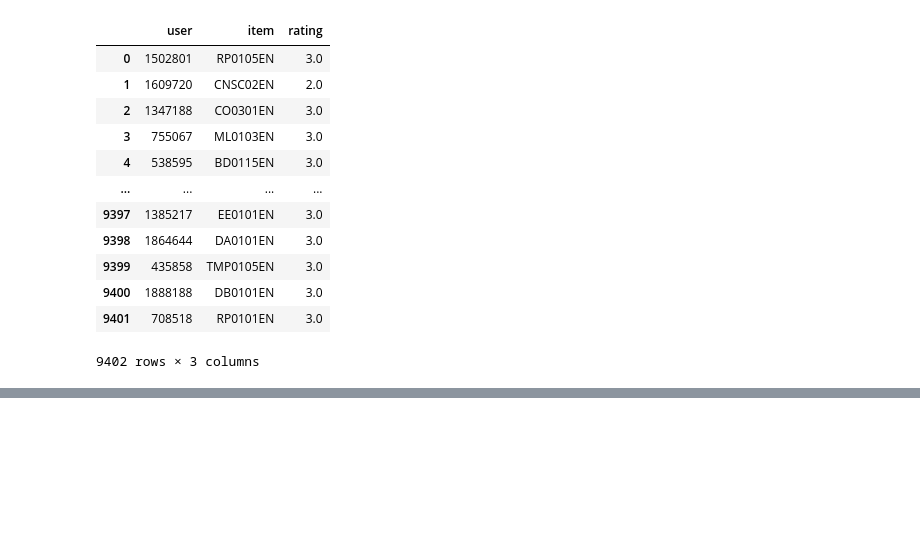
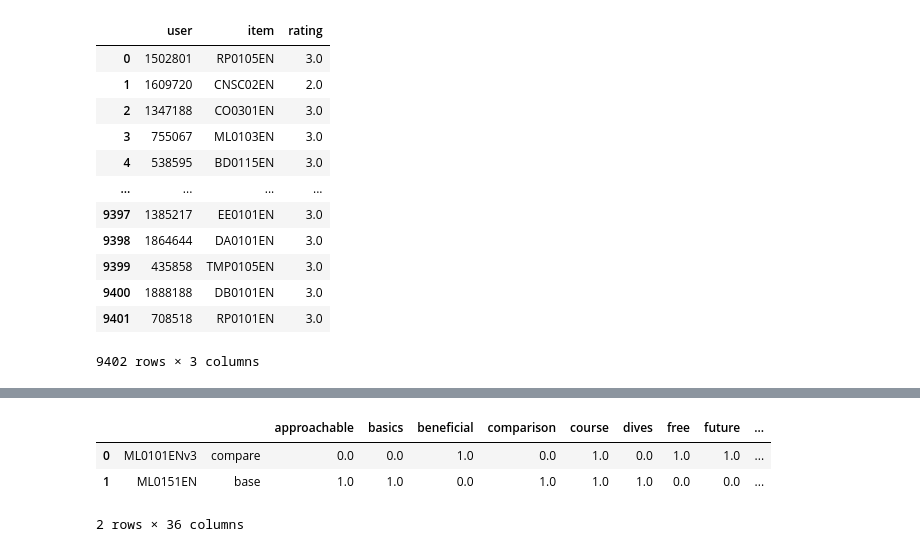
Before and after one commit to sahilsasane/recommender-app, a Jupyter notebook: content_clustering.ipynb, the cells around one changed output, grey strips where cells are left out. Saved outputs shown, nothing was run; the diff lists cells and outputs as text; code cells hidden in the pictures; blank space fills up the shorter version.

```diff
--- a/content_clustering.ipynb
+++ b/content_clustering.ipynb
@@ -299,0 +367,33 @@ courses_clusters[courses_clusters['item']=='BC0201EN']
+# %%
+bows_df = pd.read_csv('./data/courses_bows.csv')
+bows_df = bows_df[['doc_id', 'token', 'bow']]
+# %%
+def pivot_two_bows(basedoc, comparedoc):
+    base = basedoc.copy()
+    base['type'] = 'base'
+    compare = comparedoc.copy()
+    compare['type'] = 'compare'
+
+    merged = pd.concat([base, compare], ignore_index=True)
+
+    pivot_table = merged.pivot_table(index=['doc_id', 'type'], columns='token', fill_value=0)
+
+    pivot_table = pivot_table.reset_index()
+
+    pivot_table.columns = pivot_table.columns.droplevel(0)
+
+    pivot_table = pivot_table.rename_axis(columns=None)
+    pivot_table[pivot_table.columns[2:]] = pivot_table.iloc[:,2:].astype('float32')
+    return pivot_table
+# %%
+
+course1 = bows_df[bows_df['doc_id'] == 'ML0151EN']
+course2 = bows_df[bows_df['doc_id'] == 'ML0101ENv3']
+
+bow_vectors = pivot_two_bows(course1, course2)
+bow_vectors
+# %% [output]
+|  |  |  | approachable | basics | beneficial | comparison | course | dives | free | future | ... |
+| 0 | ML0101ENv3 | compare | 0.0 | 0.0 | 1.0 | 0.0 | 1.0 | 0.0 | 1.0 | 1.0 | ... |
+| 1 | ML0151EN | base | 1.0 | 1.0 | 0.0 | 1.0 | 1.0 | 1.0 | 0.0 | 0.0 | ... |
+2 rows × 36 columns
```
Also changed, not shown: parts of 20 cells of this notebook, 1 other file.
